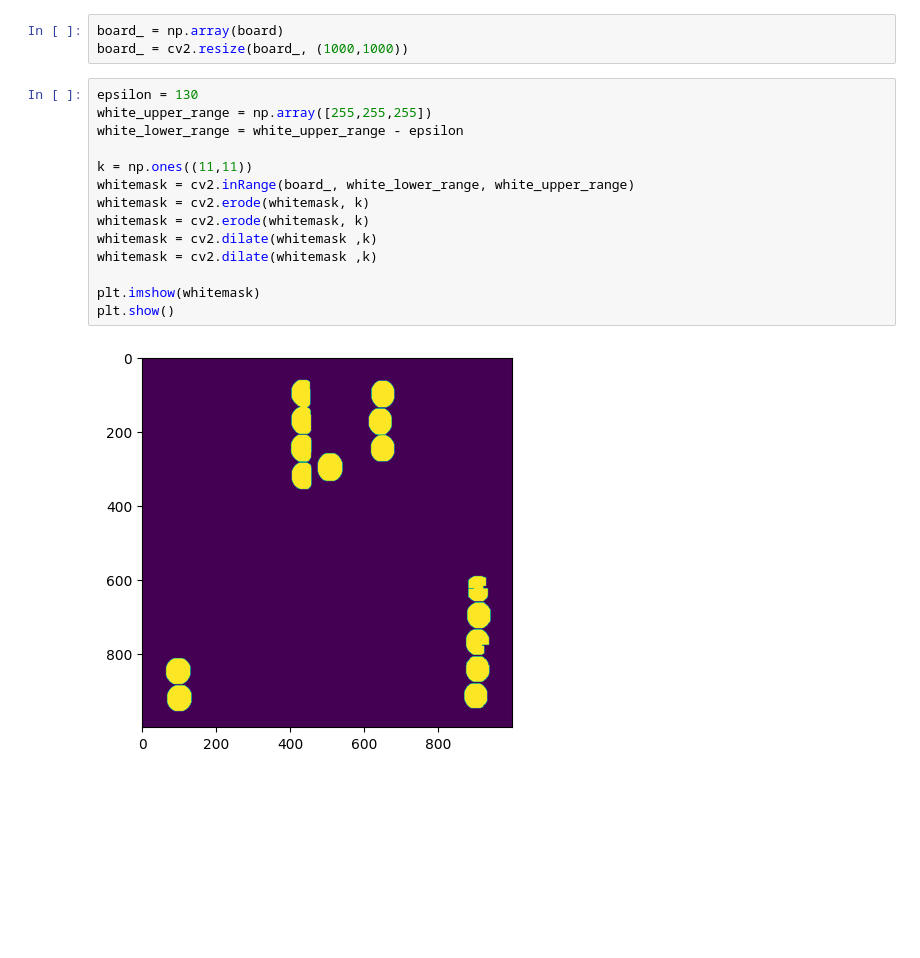
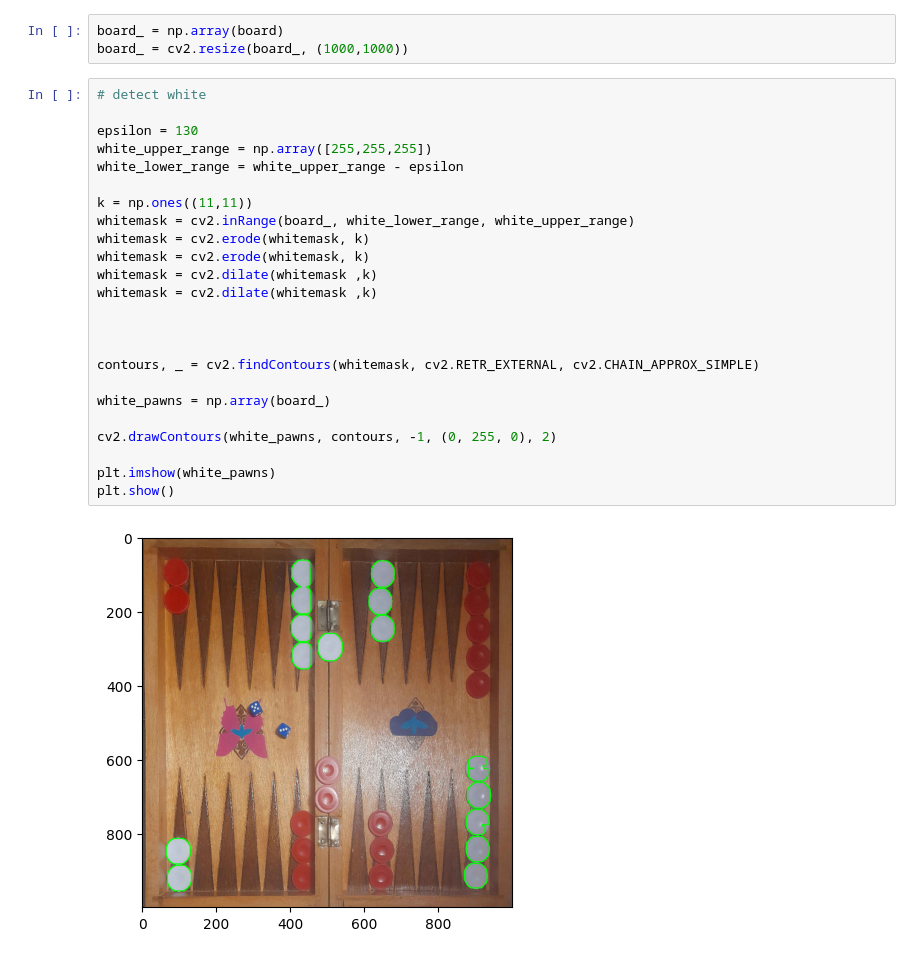
Before and after one commit to RobertKowalczewski/CVProject2, a Jupyter notebook: project2.ipynb, the cells around one changed output. Cells and saved outputs as stored; diff of their text form; blank space fills up the shorter version.

```diff
--- a/project2.ipynb
+++ b/project2.ipynb
@@ -17,19 +17,29 @@ board.shape
 board_ = np.array(board)
 board_ = cv2.resize(board_, (1000,1000))
 # %%
+# detect white
+
 epsilon = 130
 white_upper_range = np.array([255,255,255])
 white_lower_range = white_upper_range - epsilon
 
 k = np.ones((11,11))
 whitemask = cv2.inRange(board_, white_lower_range, white_upper_range)
 whitemask = cv2.erode(whitemask, k)
 whitemask = cv2.erode(whitemask, k)
 whitemask = cv2.dilate(whitemask ,k)
 whitemask = cv2.dilate(whitemask ,k)
 
-plt.imshow(whitemask)
+
+
+contours, _ = cv2.findContours(whitemask, cv2.RETR_EXTERNAL, cv2.CHAIN_APPROX_SIMPLE)
+
+white_pawns = np.array(board_)
+
+cv2.drawContours(white_pawns, contours, -1, (0, 255, 0), 2)
+
+plt.imshow(white_pawns)
 plt.show()
 # %% [output]
-[figure, old version]
+[figure, new version]
 # %%
```
Also changed, not shown: parts of 4 cells of this notebook.
